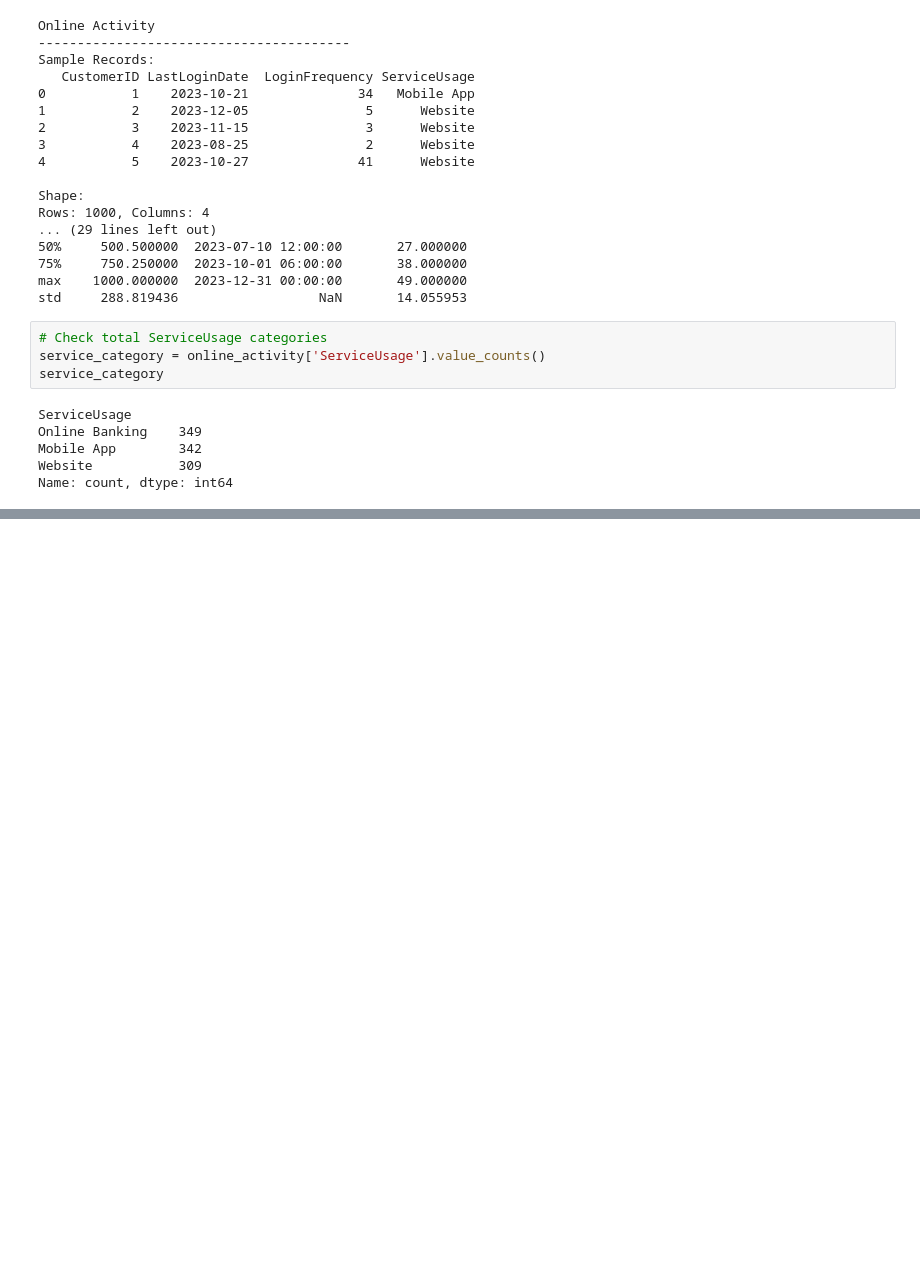
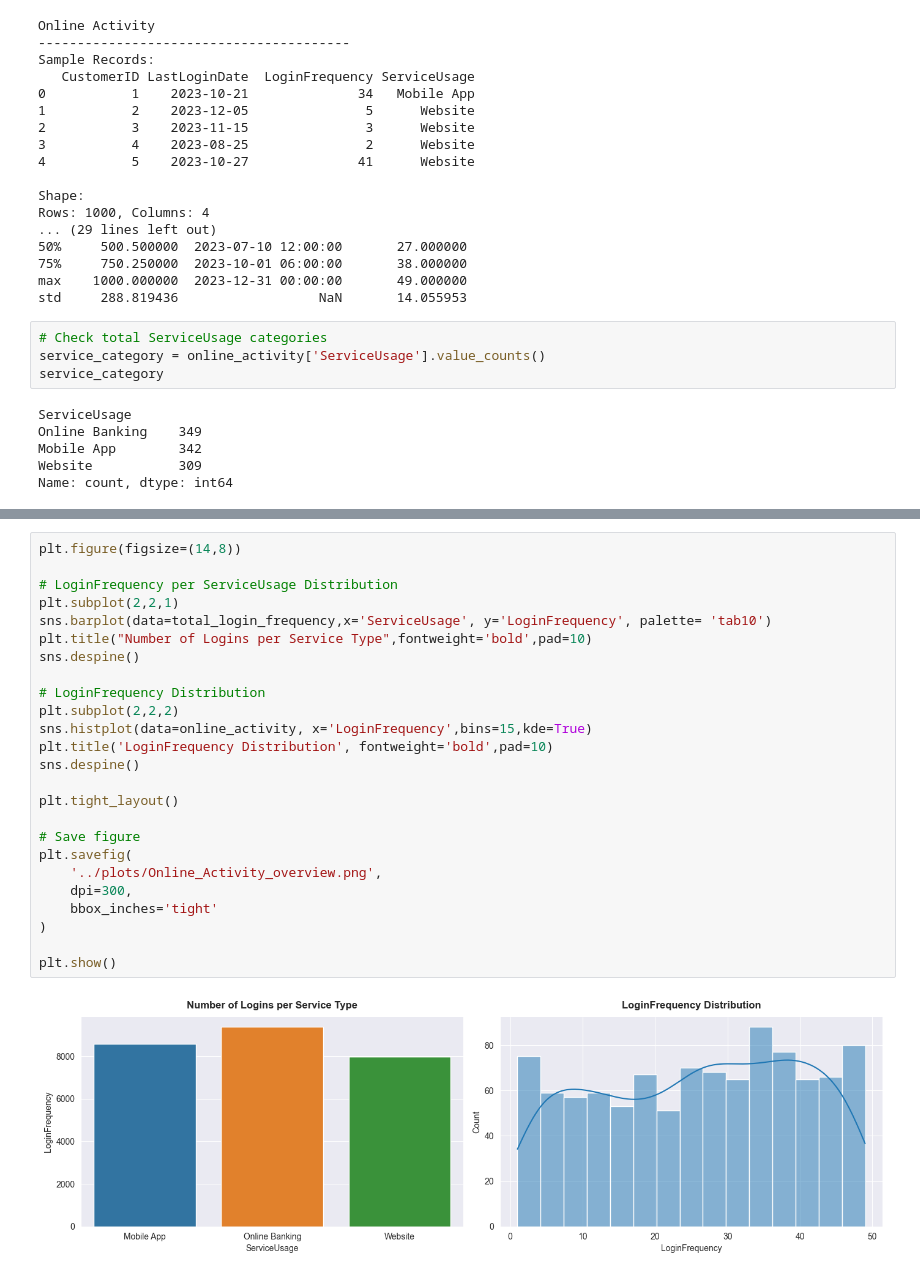
Before and after one commit to ashishpra28/Lloyds-Banking-Group-Job-Simulation, a Jupyter notebook: notebooks/Task1-EDA.ipynb, the cells around one changed output, grey strips where cells are left out. Drawn from its saved outputs; the diff is of its cells as text; blank space fills up the shorter version.

```diff
--- a/notebooks/Task1-EDA.ipynb
+++ b/notebooks/Task1-EDA.ipynb
@@ -320 +324,28 @@ total_login_frequency
 | 2 | Website | 7972 |
+# %%
+plt.figure(figsize=(14,8))
+
+# LoginFrequency per ServiceUsage Distribution
+plt.subplot(2,2,1)
+sns.barplot(data=total_login_frequency,x='ServiceUsage', y='LoginFrequency', palette= 'tab10')
+plt.title("Number of Logins per Service Type",fontweight='bold',pad=10)
+sns.despine()
+
+# LoginFrequency Distribution
+plt.subplot(2,2,2)
+sns.histplot(data=online_activity, x='LoginFrequency',bins=15,kde=True)
+plt.title('LoginFrequency Distribution', fontweight='bold',pad=10)
+sns.despine()
+
+plt.tight_layout()
+
+# Save figure
+plt.savefig(
+    '../plots/Online_Activity_overview.png',
+    dpi=300,
+    bbox_inches='tight'
+)
+
+plt.show()
+# %% [output]
+[figure, added]
```
Also changed, not shown: parts of 2 cells of this notebook, 1 other file.
